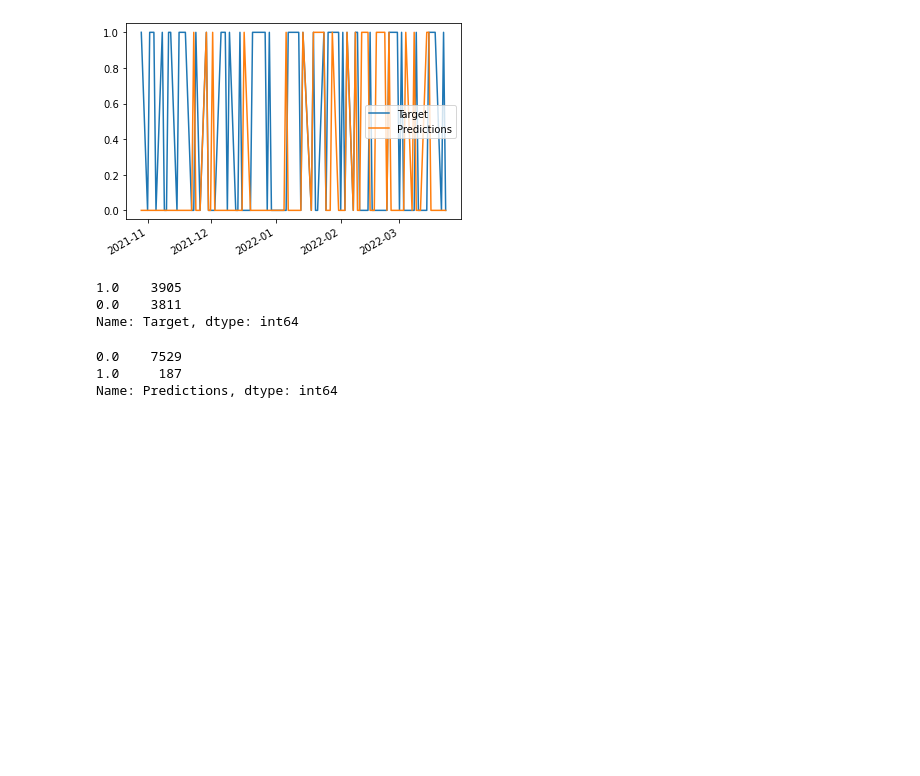
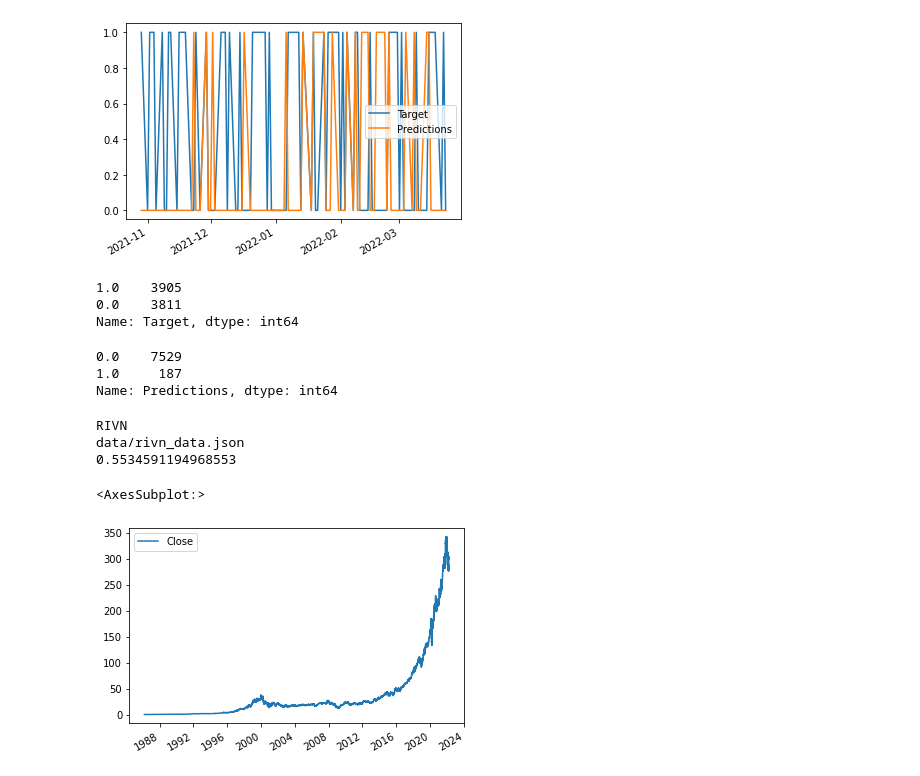
Before and after one commit to rayaq-siddiqui/stock_predictor_sklearn_rfc, a Jupyter notebook: test.ipynb, the cells around one changed output. Saved outputs shown, nothing was run; the diff lists cells and outputs as text; code cells hidden in the pictures; blank space fills up the shorter version.

```diff
--- a/test.ipynb
+++ b/test.ipynb
@@ -29,3 +31,17 @@ preds["Predictions"].value_counts()
 0.0    7529
 1.0     187
 Name: Predictions, dtype: int64
+# %%
+rivn = Stock('RIVN')
+preds = rivn.predict()
+prec = rivn.precision(preds)
+print(prec)
+# %% [output]
+RIVN
+data/rivn_data.json
+0.5534591194968553
+# %%
+rivn.plot_hist()
+# %% [output]
+<AxesSubplot:>
+[figure, added]
```
Also changed, not shown: parts of 1 cell of this notebook, 2 other files.
